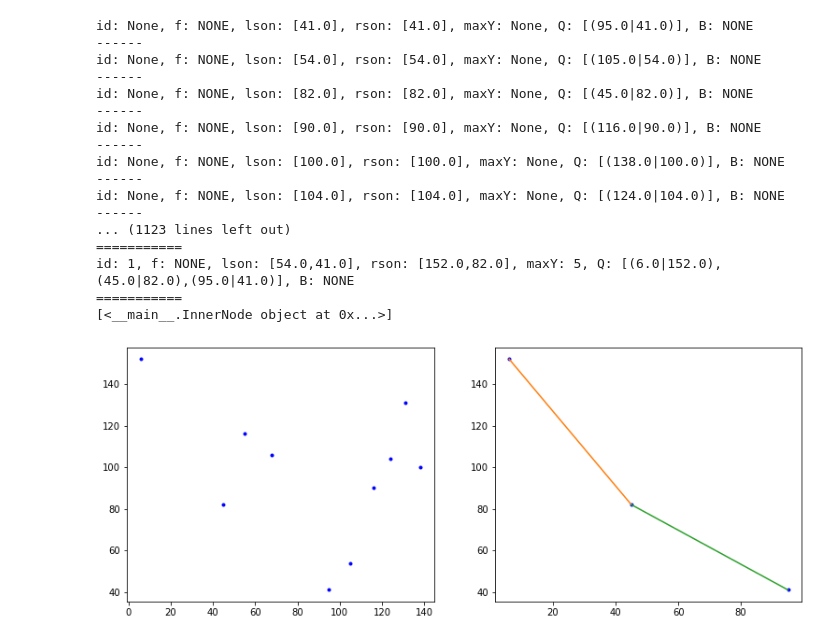
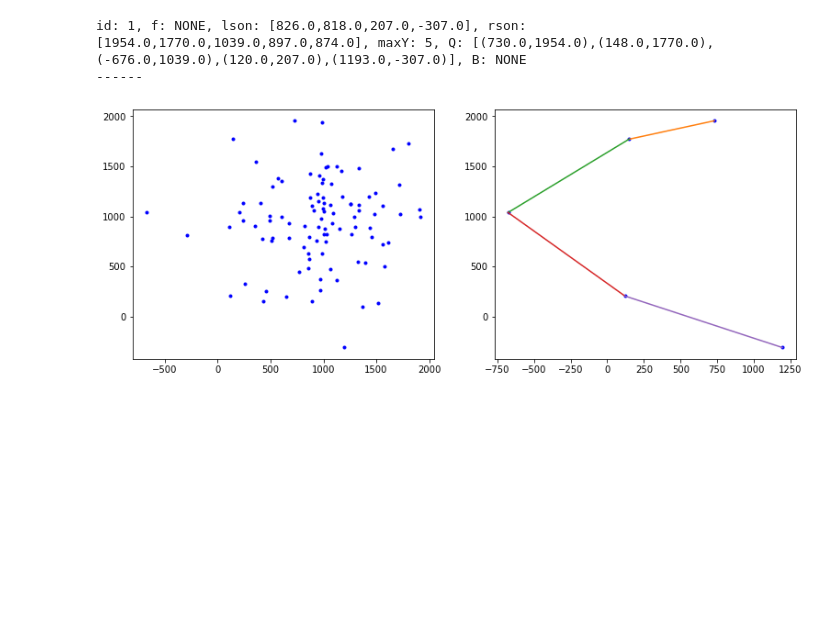
Before and after one commit to FloHimself5/BA, a Jupyter notebook: DynamicConvexHull.ipynb, the cells around one changed output. Saved outputs shown, nothing was run; the diff lists cells and outputs as text; code cells hidden in the pictures; blank space fills up the shorter version.

Commit message:
lc hull working

```diff
--- a/DynamicConvexHull.ipynb
+++ b/DynamicConvexHull.ipynb
@@ -46,8 +46,8 @@ class InnerNode:
         if self.Q:
             printQ = "["
             for i in range(len(self.Q)-1):
-                printQ += "({}|{}),".format(self.Q[i].x,self.Q[i].y)
-            printQ += "({}|{})".format(self.Q[len(self.Q)-1].x, self.Q[len(self.Q)-1].y)
+                printQ += "({},{}),".format(self.Q[i].x,self.Q[i].y)
+            printQ += "({},{})".format(self.Q[len(self.Q)-1].x, self.Q[len(self.Q)-1].y)
             printQ += "]"
         else:
             printQ = "NONE"
@@ -763,7 +858,7 @@ def calcLevel(nextNodes):
         nextnextNodes.insert(0, nextNodes[0])
     return nextnextNodes
 # %%
-def dynamicConvexHull(points, fig):
+def dynamicConvexHull(points, fig, debug=False):
     n = len(points)
 
     #every point is a leaf
@@ -798,29 +893,32 @@ def dynamicConvexHull(points, fig):
     #node2 = InnerNode(Q=Q2, lson=Q1, rson=Q2)
     #listNodes.append(node1)
     #listNodes.append(node2)
-
-    for i in range(len(nextNodes)):
-        nextNodes[i].printData()
-        print("------")
+    if(debug):
+        print("NEXT NODES OUTPUT")
+        for i in range(len(nextNodes)):
+            nextNodes[i].printData()
+            print("------")
 
     #nextNodes = calcLevel(nextNodes)
 
 
 ### NEXT STEP SUPER STUPID ###
 
-    numberIts = 4
-
-    for i in range(0, numberIts):
-        print("........................................................")
-        print(".....................NEXT STEP..........................")
-        print("........................................................")
-        #print("PREVIOUS PREVIOUS NODES ",len(listNodes))
-        print("PREVIOUS NODES ",len(nextNodes))
-        nextNodes = calcLevel(nextNodes)
+    numberIts = 6
+    while(len(nextNodes) >= 2):
+    #for i in range(0, numberIts):
+        if(debug):
+            print("........................................................")
+            print(".....................NEXT STEP..........................")
+            print("........................................................")
+            #print("PREVIOUS PREVIOUS NODES ",len(listNodes))
+            print("PREVIOUS NODES ",len(nextNodes))
+        nextNodes = calcLevel(nextNodes, debug=debug)
 
 
-
-    print(nextNodes)
+    if(debug or True):
+        nextNodes[0].printData()
+        print("------")
     #for i in range(len(nextNodes[0].Q)):
     #    print(nextNodes[0].Q[i].x)
 
@@ -837,37 +935,22 @@ def dynamicConvexHull(points, fig):
     drawQStructure(finalHull, axCurr)
     drawEdges(finalHull, axCurr)
 # %%
-max = 100
+max = 1000
 
 fig = plt.figure(figsize=(20,5))
 
 #points = create_points_circle(max,10)
 #points = create_points_arc(max,6)
 points1 = create_points_arc(max,5, 0)
 points2 = create_points_arc(max,5, max*3)
 #points1.extend(points2)
 #points = points1
 #for i in range(len(points2)):
 #    points.append(points2[i])
-points = create_points_circle(max,10)
-resultList = dynamicConvexHull(points,fig)
+points = create_points_circle(max,100)
+resultList = dynamicConvexHull(points,fig, debug=False)
 #plotPoints(points, Y0, showAngles=True, hull=resultList)
 # %% [output]
-id: None, f: NONE, lson: [41.0], rson: [41.0], maxY: None, Q: [(95.0|41.0)], B: NONE
+id: 1, f: NONE, lson: [826.0,818.0,207.0,-307.0], rson: [1954.0,1770.0,1039.0,897.0,874.0], maxY: 5, Q: [(730.0,1954.0),(148.0,1770.0),(-676.0,1039.0),(120.0,207.0),(1193.0,-307.0)], B: NONE
 ------
-id: None, f: NONE, lson: [54.0], rson: [54.0], maxY: None, Q: [(105.0|54.0)], B: NONE
-------
-id: None, f: NONE, lson: [82.0], rson: [82.0], maxY: None, Q: [(45.0|82.0)], B: NONE
-------
-id: None, f: NONE, lson: [90.0], rson: [90.0], maxY: None, Q: [(116.0|90.0)], B: NONE
-------
-id: None, f: NONE, lson: [100.0], rson: [100.0], maxY: None, Q: [(138.0|100.0)], B: NONE
-------
-id: None, f: NONE, lson: [104.0], rson: [104.0], maxY: None, Q: [(124.0|104.0)], B: NONE
-------
-... (1123 lines left out)
-===========
-id: 1, f: NONE, lson: [54.0,41.0], rson: [152.0,82.0], maxY: 5, Q: [(6.0|152.0),(45.0|82.0),(95.0|41.0)], B: NONE
-===========
-[<__main__.InnerNode object at 0x...>]
-[figure, old version]
+[figure, new version]
```
Also changed, not shown: parts of 8 cells of this notebook.
